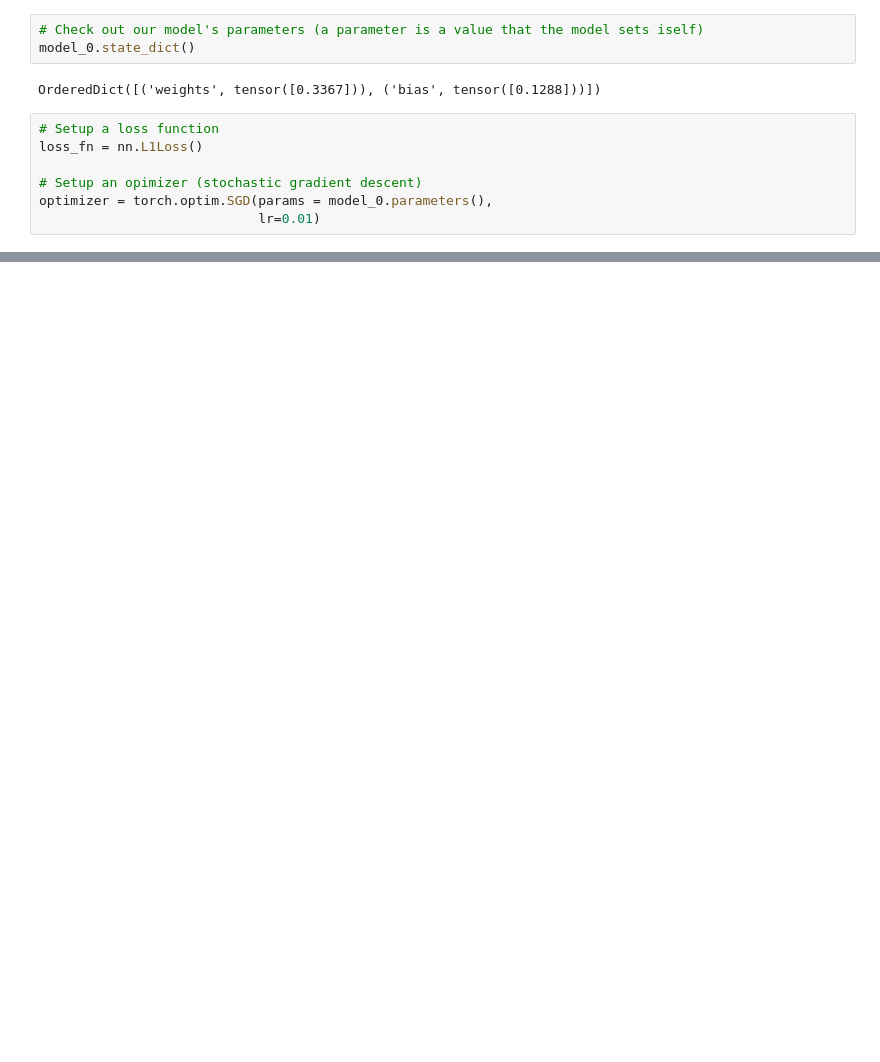
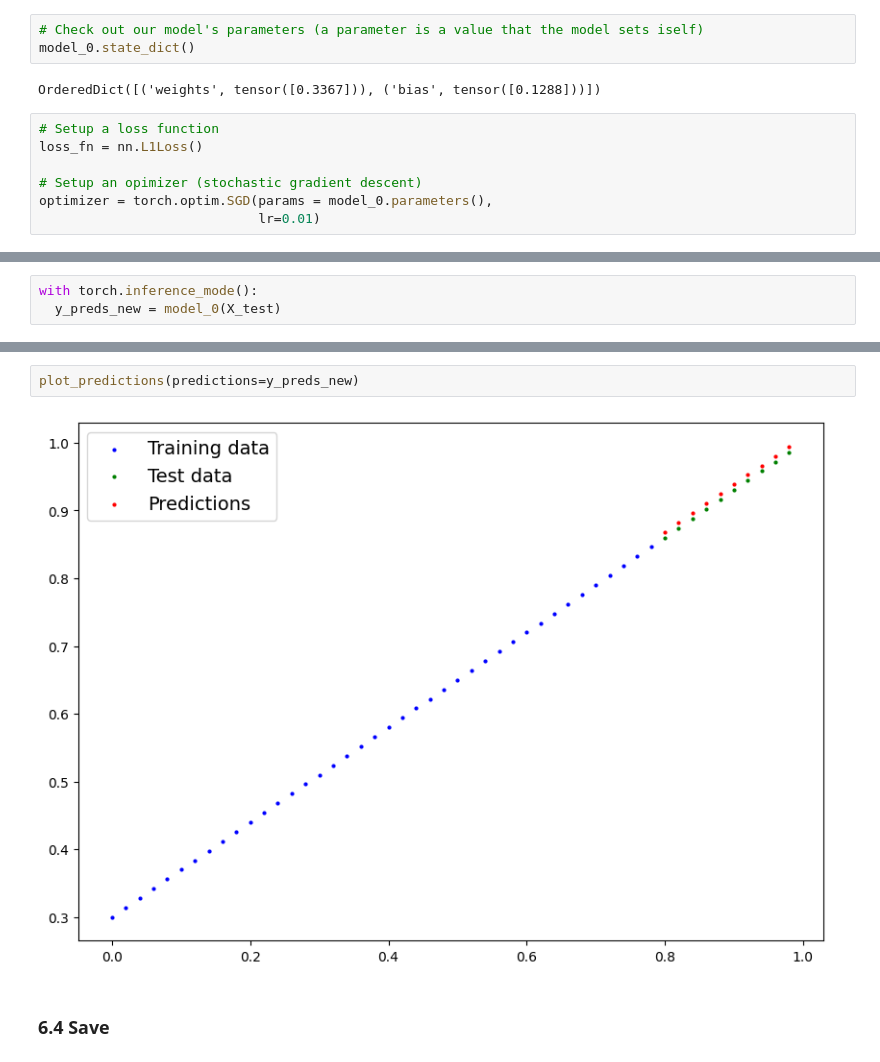
Before and after one commit to Nameless8243/PyTorch_DL, a Jupyter notebook: 01_pytorch_workflow.ipynb, the cells around one changed output, grey strips where cells are left out. Saved outputs shown, nothing was run; the diff lists cells and outputs as text; blank space fills up the shorter version.

```diff
--- a/01_pytorch_workflow.ipynb
+++ b/01_pytorch_workflow.ipynb
@@ -651,0 +691,3 @@ optimizer = torch.optim.SGD(params = model_0.parameters(),
+# %%
+with torch.inference_mode():
+  y_preds_new = model_0(X_test)
@@ -651,0 +698,6 @@ optimizer = torch.optim.SGD(params = model_0.parameters(),
+# %%
+plot_predictions(predictions=y_preds_new)
+# %% [output]
+[figure, added]
+# %% [markdown]
+### 6.4 Save
```
Also changed, not shown: parts of 13 cells of this notebook.
